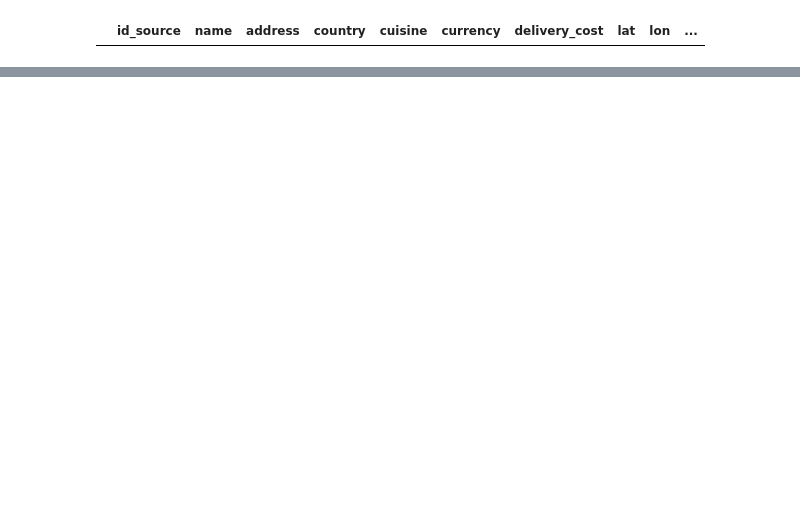
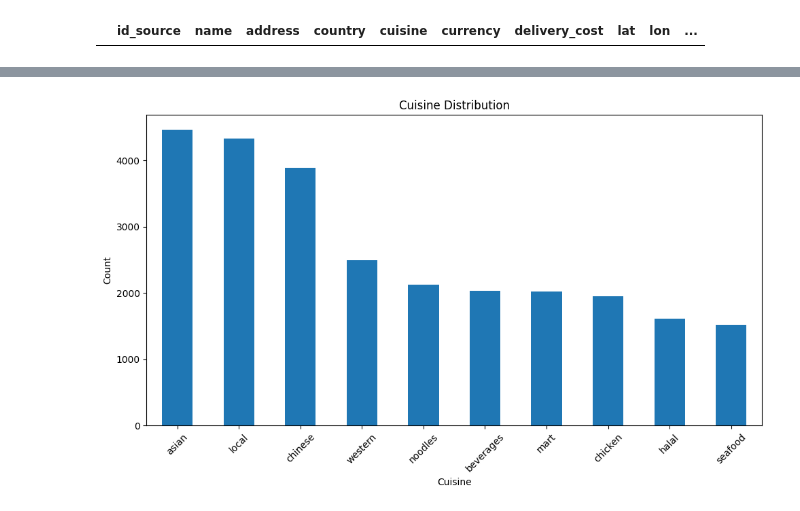
Before and after one commit to leehegithub/grab_restuarant_analysis, a Jupyter notebook: reading_csv.ipynb, the cells around one changed output, grey strips where cells are left out. Saved outputs shown, nothing was run; the diff lists cells and outputs as text; code cells hidden in the pictures; blank space fills up the shorter version.

Commit message:
update reading_csv.ipynb with upload table

```diff
--- a/reading_csv.ipynb
+++ b/reading_csv.ipynb
@@ -319,0 +552,37 @@ cuisine_df.head()
+# %%
+from matplotlib import pyplot as plt
+from sqlalchemy import create_engine
+
+username='postgres'
+password = 'admin'
+hostname = 'localhost'
+port = 5432
+database = 'grab_db'
+
+db_url = f'postgresql://{username}:{password}@{hostname}:{port}/{database}'
+
+
+# Connect to PostgreSQL database using SQLAlchemy
+engine = create_engine(db_url)
+# Query the data from the table
+query = "SELECT cuisine_1, cuisine_2, cuisine_3, cuisine_4, cuisine_5 FROM cuisine_tbl"
+cuisine_category = pd.read_sql(query, engine)
+
+# Reshape the DataFrame to have a single column for cuisine
+cuisine_columns = ['cuisine_1', 'cuisine_2', 'cuisine_3', 'cuisine_4', 'cuisine_5']
+cuisine_category = pd.melt(cuisine_category, value_vars=cuisine_columns, var_name='cuisine')
+
+# Count the occurrences of each cuisine
+cuisine_category = cuisine_category['value'].value_counts().head(10)
+
+# Plot a bar chart
+plt.figure(figsize=(10, 6))
+cuisine_category.plot(kind='bar')
+plt.title('Cuisine Distribution')
+plt.xlabel('Cuisine')
+plt.ylabel('Count')
+plt.xticks(rotation=45)
+plt.tight_layout()
+plt.show()
+# %% [output]
+[figure, added]
```
Also changed, not shown: parts of 26 cells of this notebook.
